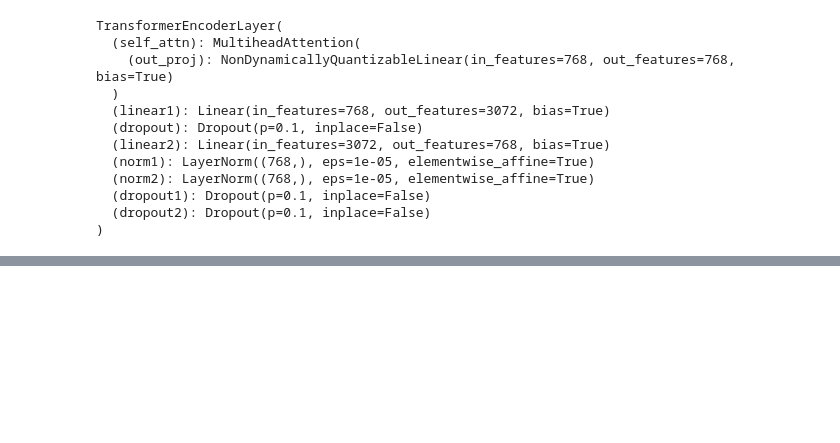
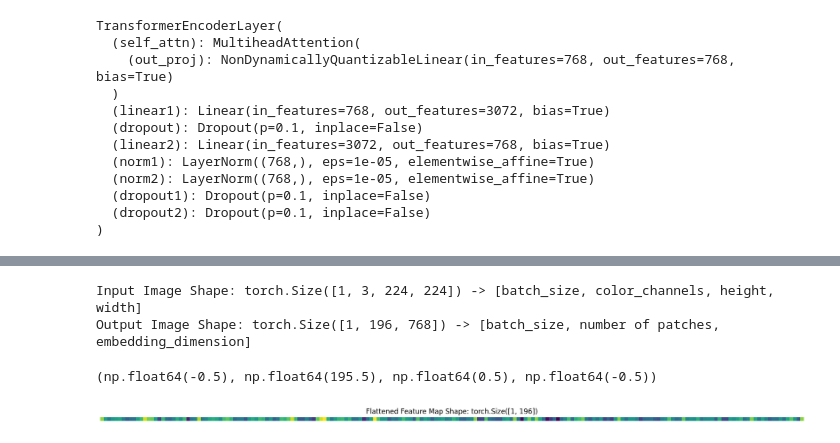
Before and after one commit to dogukangur0/ViT, a Jupyter notebook: PaperReplicating.ipynb, the cells around one changed output, grey strips where cells are left out. Drawn from its saved outputs; the diff is of its cells as text; code cells hidden in the pictures; blank space fills up the shorter version.

```diff
--- a/PaperReplicating.ipynb
+++ b/PaperReplicating.ipynb
@@ -654,0 +673,32 @@ Estimated Total Size (MB): 27.98
+# %%
+class PatchEmbedding(nn.Module):
+  """Turns a 2D input image into a 1D sequence learnable embedding vector."""
+  def __init__(self, in_channels : int = 3, patch_size : int = 16, embedding_dimension : int = 768):
+    super().__init__()
+    self.conv2d = nn.Conv2d(in_channels = in_channels,
+                            out_channels = embedding_dimension,
+                            kernel_size = patch_size,
+                            stride = patch_size,
+                            padding = 0)
+
+    self.flatten = nn.Flatten(start_dim = 2, end_dim = 3)
+
+  def forward(self, x):
+    return self.flatten(self.conv2d(x)).permute(0, 2, 1)
+
+patch_embedding = PatchEmbedding()
+print(f"Input Image Shape: {image.unsqueeze(dim = 0).shape} -> [batch_size, color_channels, height, width]")
+patch_embedded_image = patch_embedding(image.unsqueeze(dim = 0))
+print(f"Output Image Shape: {patch_embedded_image.shape} -> [batch_size, number of patches, embedding_dimension]")
+# %% [output]
+Input Image Shape: torch.Size([1, 3, 224, 224]) -> [batch_size, color_channels, height, width]
+Output Image Shape: torch.Size([1, 196, 768]) -> [batch_size, number of patches, embedding_dimension]
+# %%
+single_flattened_patch_embedded_image = patch_embedded_image[:, :, 0]
+plt.figure(figsize = (22, 22))
+plt.imshow(single_flattened_patch_embedded_image.detach().numpy())
+plt.title(f"Flattened Feature Map Shape: {single_flattened_patch_embedded_image.shape}")
+plt.axis(False)
+# %% [output]
+(np.float64(-0.5), np.float64(195.5), np.float64(0.5), np.float64(-0.5))
+[figure, added]
```
Also changed, not shown: parts of 27 cells of this notebook.
